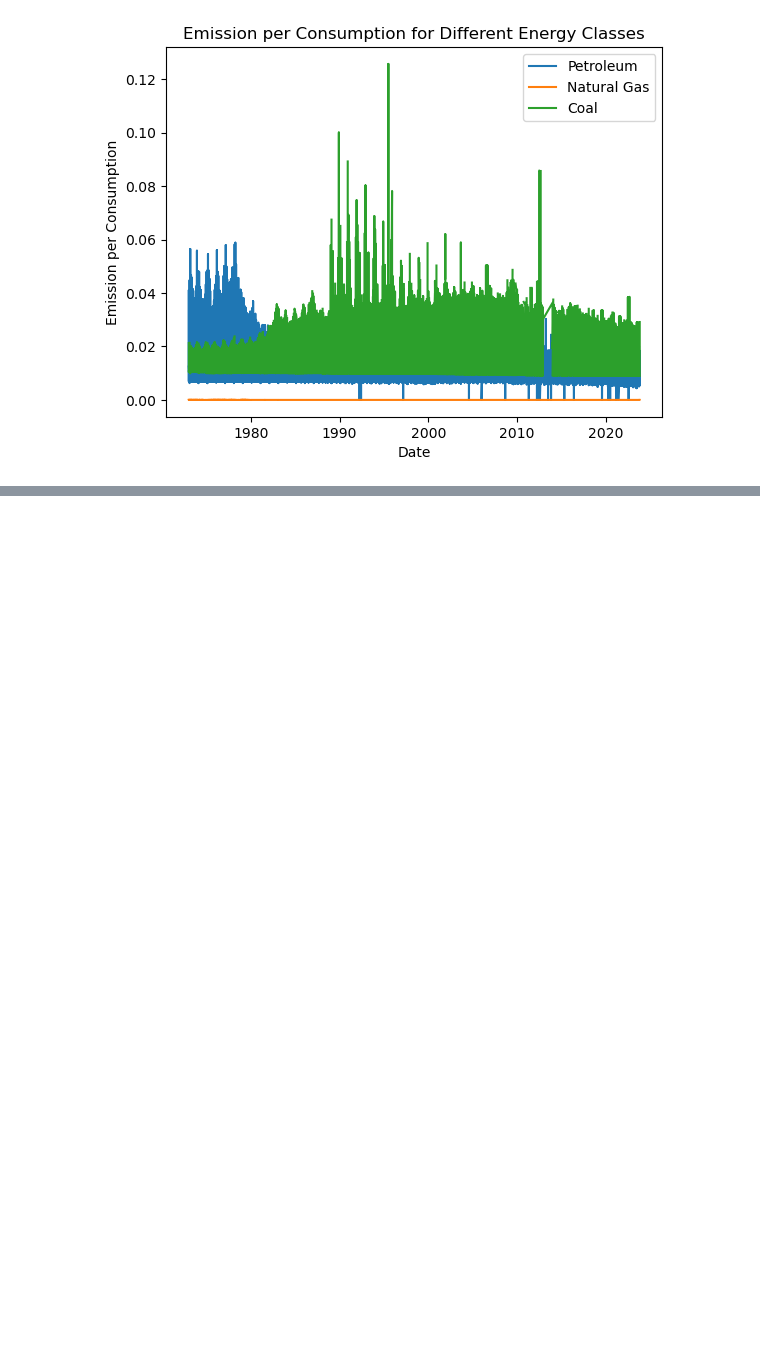
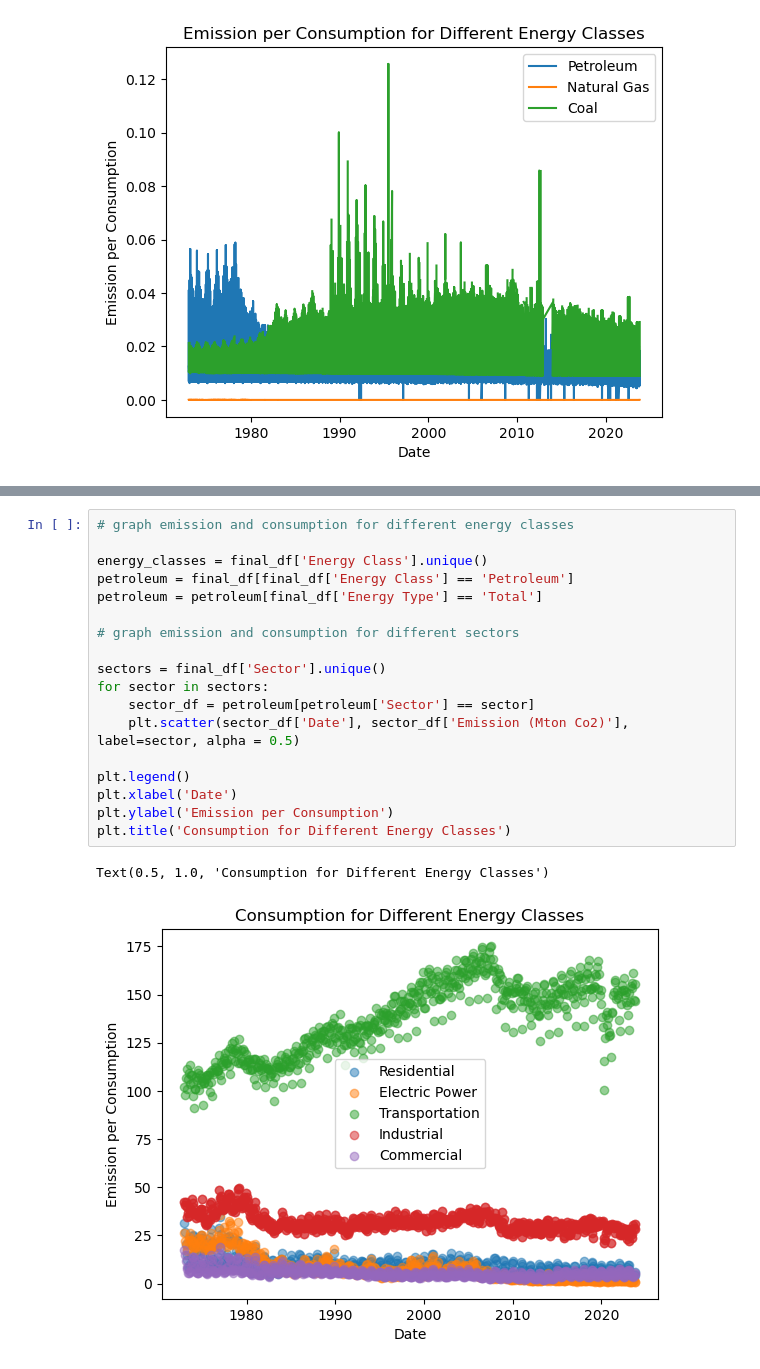
Before and after one commit to chtang-hmc/Spring-Invitation-Datathon-2024, a Jupyter notebook: Merge_Emissions_Consumption.ipynb, the cells around one changed output, grey strips where cells are left out. Cells and saved outputs as stored; diff of their text form; blank space fills up the shorter version.

```diff
--- a/Merge_Emissions_Consumption.ipynb
+++ b/Merge_Emissions_Consumption.ipynb
@@ -93,0 +125,21 @@ plt.show()
+# %%
+# graph emission and consumption for different energy classes
+
+energy_classes = final_df['Energy Class'].unique()
+petroleum = final_df[final_df['Energy Class'] == 'Petroleum']
+petroleum = petroleum[final_df['Energy Type'] == 'Total']
+
+# graph emission and consumption for different sectors
+
+sectors = final_df['Sector'].unique()
+for sector in sectors:
+    sector_df = petroleum[petroleum['Sector'] == sector]
+    plt.scatter(sector_df['Date'], sector_df['Emission (Mton Co2)'], label=sector, alpha = 0.5)
+
+plt.legend()
+plt.xlabel('Date')
+plt.ylabel('Emission per Consumption')
+plt.title('Consumption for Different Energy Classes')
+# %% [output]
+Text(0.5, 1.0, 'Consumption for Different Energy Classes')
+[figure, added]
```
Also changed, not shown: parts of 6 cells of this notebook.
